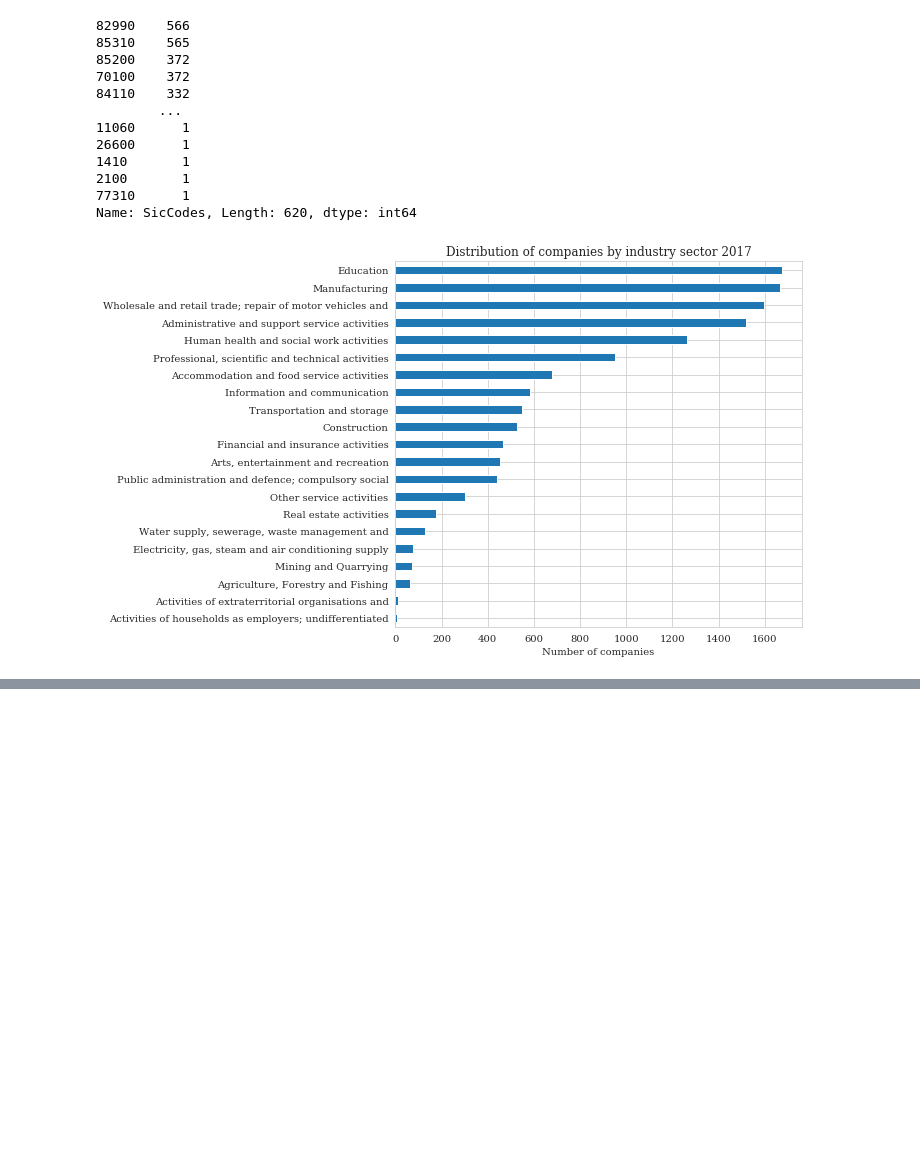
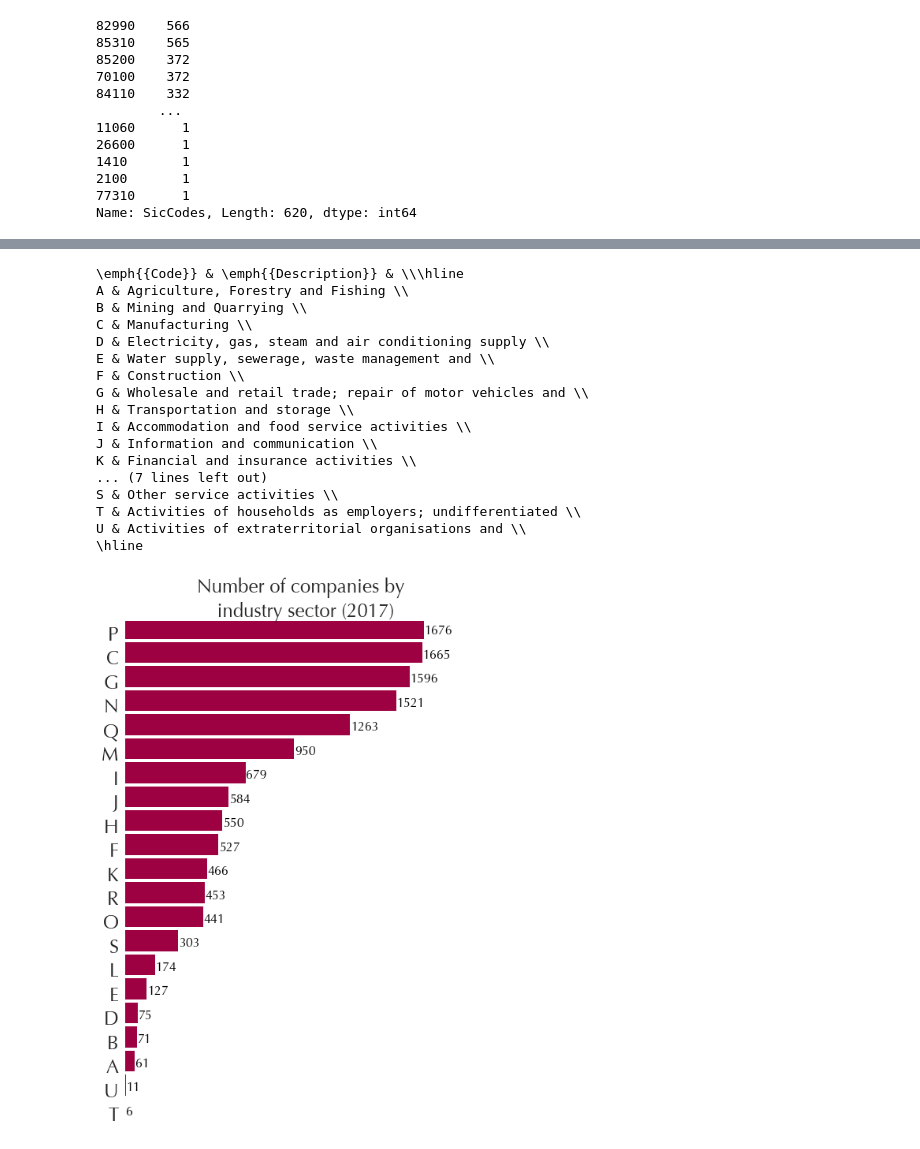
Before and after one commit to Ads2020Group6/data-exploration, a Jupyter notebook: Gov Equalities Office - EDA.ipynb, the cells around one changed output, grey strips where cells are left out. Cells and saved outputs as stored; diff of their text form; code cells hidden in the pictures; blank space fills up the shorter version.

```diff
--- a/Gov Equalities Office - EDA.ipynb
+++ b/Gov Equalities Office - EDA.ipynb
@@ -616,12 +634,40 @@ mdf['SicCodes'].value_counts()
 2100       1
 77310      1
 Name: SicCodes, Length: 620, dtype: int64
-# %%
-ax = mdf['section_description'].value_counts().sort_values().\
-    plot.barh(figsize=(10,6), title="Distribution of companies by industry sector 2017")
-ax.set_xlabel("Number of companies")
-fig = ax.get_figure()
-plt.tight_layout()
-fig.savefig("Visualizations/2017-all-companies-sectors.png", dpi=100)
-# %% [output]
-[figure, removed]
+# %%
+
+
+tmp = mdf[['section', 'section_description']].sort_values(by='section').drop_duplicates()
+display(tmp)
+
+fig, ax = plt.subplots(1,1, figsize=(7,10))
+
+tmp = mdf['section'].value_counts().sort_values().plot(kind='barh',ax=ax,cmap='Spectral')
+ax.set_title("Number of companies by \n industry sector (2017)", **{'fontsize': '24'})
+
+ax.set_xlabel("Number of companies")
+plt.tick_params(axis='y', which='both', labelleft=True, labelright=False, labelsize=24)
+plt.tick_params(axis='x', which='both', labeltop=False, labelbottom=True, labelsize=18)
+ax.set_xlabel('')
+for container in ax.containers:
+              plt.setp(container, height=0.9)
+
+for i, v in enumerate(mdf['section'].value_counts().sort_values()):
+    ax.text(v + 3, i - .06, str(v), color='k', fontsize='16')
+
+plt.xlim([0, 2000])
+ax.set_xticks([])
+ax.grid(False)
+ax.spines['top'].set_visible(False)
+ax.spines['right'].set_visible(False)
+ax.spines['bottom'].set_visible(False)
+ax.spines['left'].set_visible(False)
+
+plt.tight_layout()
+fig.savefig("Visualizations/2017-all-companies-sectors.png", dpi=100)
+
+print("\\emph{{Code}} & \\emph{{Description}} & \\\\\\hline")
+for idx, data in mdf[['section', 'section_description']].sort_values(by='section').drop_duplicates().iterrows():
+    print("{} & {} \\\\".format(data.section, data.section_description))
+print("\\hline")
+# %% [output]
@@ -628,3 +691,21 @@ fig.savefig("Visualizations/2017-all-companies-sectors.png", dpi=100)
+\emph{{Code}} & \emph{{Description}} & \\\hline
+A & Agriculture, Forestry and Fishing \\
+B & Mining and Quarrying \\
+C & Manufacturing \\
+D & Electricity, gas, steam and air conditioning supply \\
+E & Water supply, sewerage, waste management and \\
+F & Construction \\
+G & Wholesale and retail trade; repair of motor vehicles and \\
+H & Transportation and storage \\
+I & Accommodation and food service activities \\
+J & Information and communication \\
+K & Financial and insurance activities \\
+... (7 lines left out)
+S & Other service activities \\
+T & Activities of households as employers; undifferentiated \\
+U & Activities of extraterritorial organisations and \\
+\hline
+[figure, added]
 # %%
 education = mdf[mdf['section_description']=='Education']
 education[education.EmployerName.str.contains('Bristol')]
```
Also changed, not shown: parts of 9 cells of this notebook.
